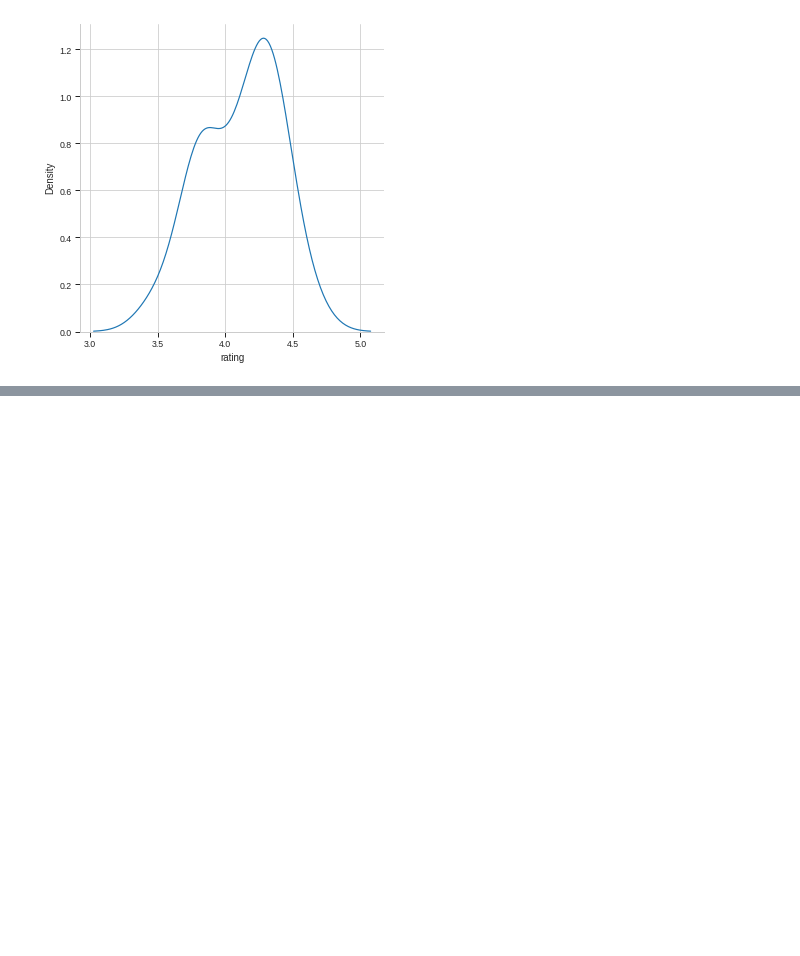
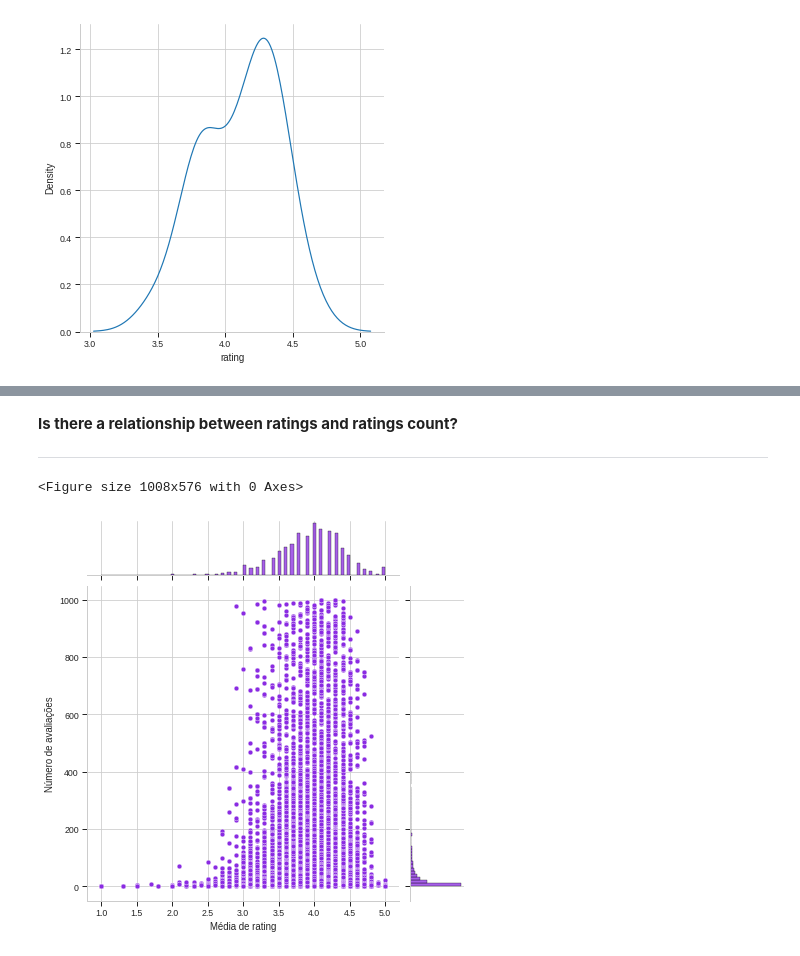
Before and after one commit to cabarros3/data_analysis, a Jupyter notebook: skoob/skoob.ipynb, the cells around one changed output, grey strips where cells are left out. Drawn from its saved outputs; the diff is of its cells as text; code cells hidden in the pictures; blank space fills up the shorter version.

```diff
--- a/skoob/skoob.ipynb
+++ b/skoob/skoob.ipynb
@@ -359,0 +394,14 @@ sns.displot(data = rating, kind='kde')
+# %% [markdown]
+**Is there a relationship between ratings and ratings count?**
+
+
+---
+# %%
+plt.figure(figsize=(14,8))
+sns.set_context('paper')
+ax = sns.jointplot(x = 'rating', y = 'avaliacao', data = df_final, color = 'blueviolet')
+ax.set_axis_labels('Média de rating', 'Número de avaliações')
+plt.show()
+# %% [output]
+<Figure size 1008x576 with 0 Axes>
+[figure, added]
```
Also changed, not shown: parts of 10 cells of this notebook.
